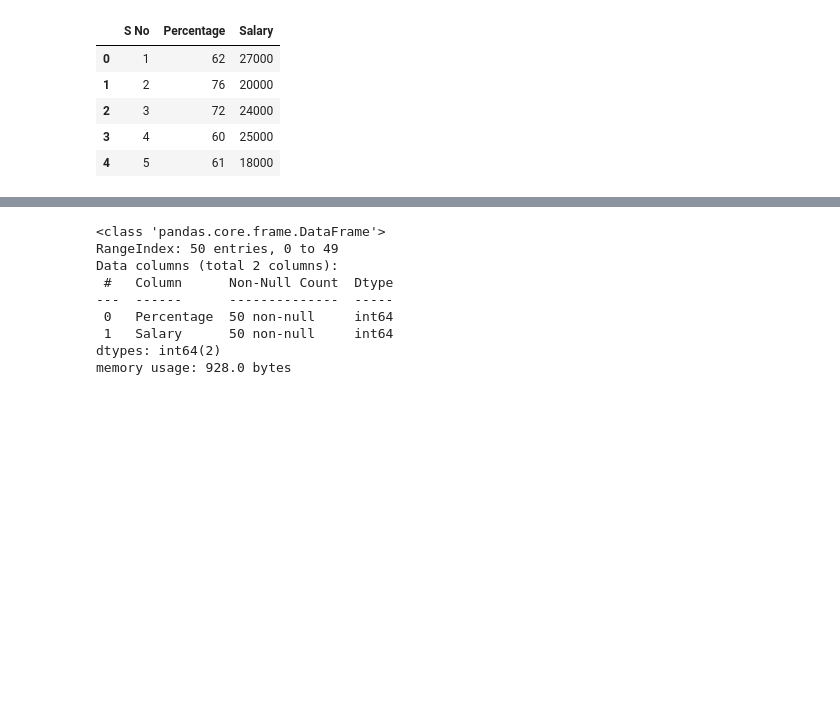
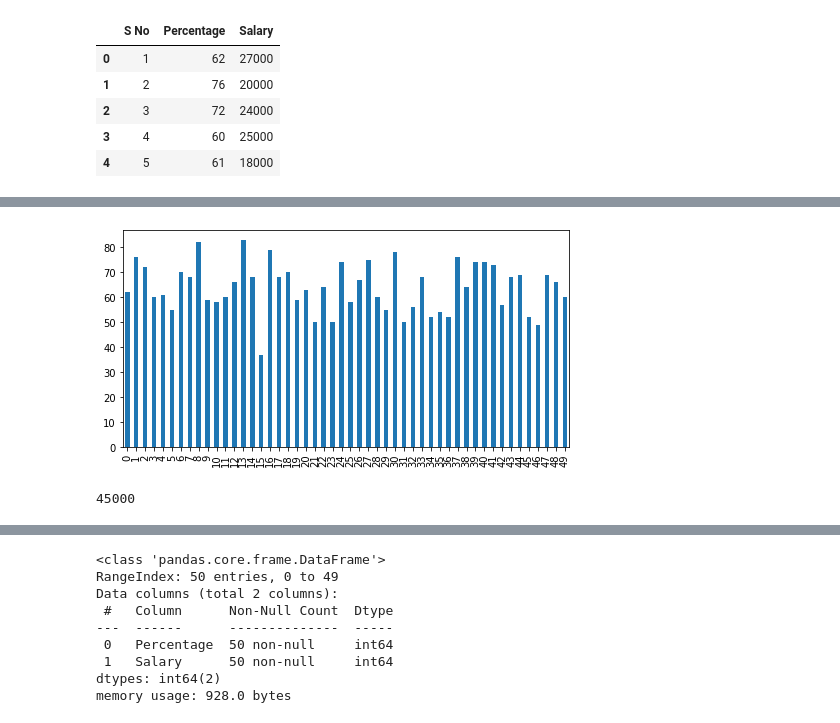
Before and after one commit to raviakasapu/MachineLearning, a Jupyter notebook: ML_Simple_Linear_Regression.ipynb, the cells around one changed output, grey strips where cells are left out. Cells and saved outputs as stored; diff of their text form; code cells hidden in the pictures; blank space fills up the shorter version.

```diff
--- a/ML_Simple_Linear_Regression.ipynb
+++ b/ML_Simple_Linear_Regression.ipynb
@@ -29,0 +38,9 @@ salary.drop('S No', axis=1, inplace=True)
+# %%
+salary['Percentage'].plot.bar(figsize=[8, 4])
+plt.show()
+# %% [output]
+[figure, added]
+# %%
+max(salary['Salary'])
+# %% [output]
+45000
```
Also changed, not shown: parts of 7 cells of this notebook.
